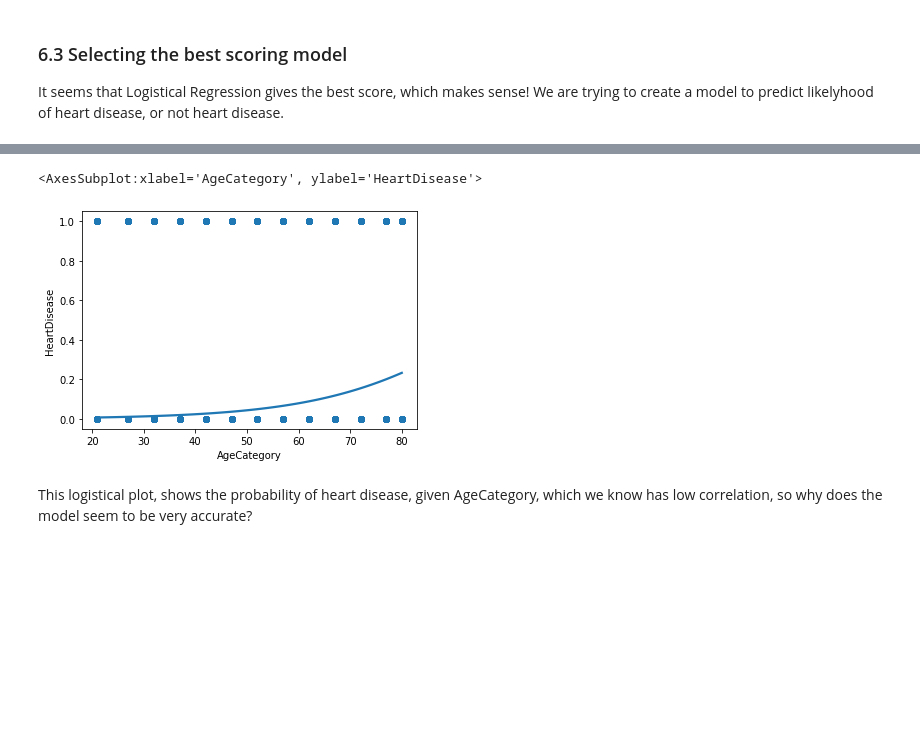
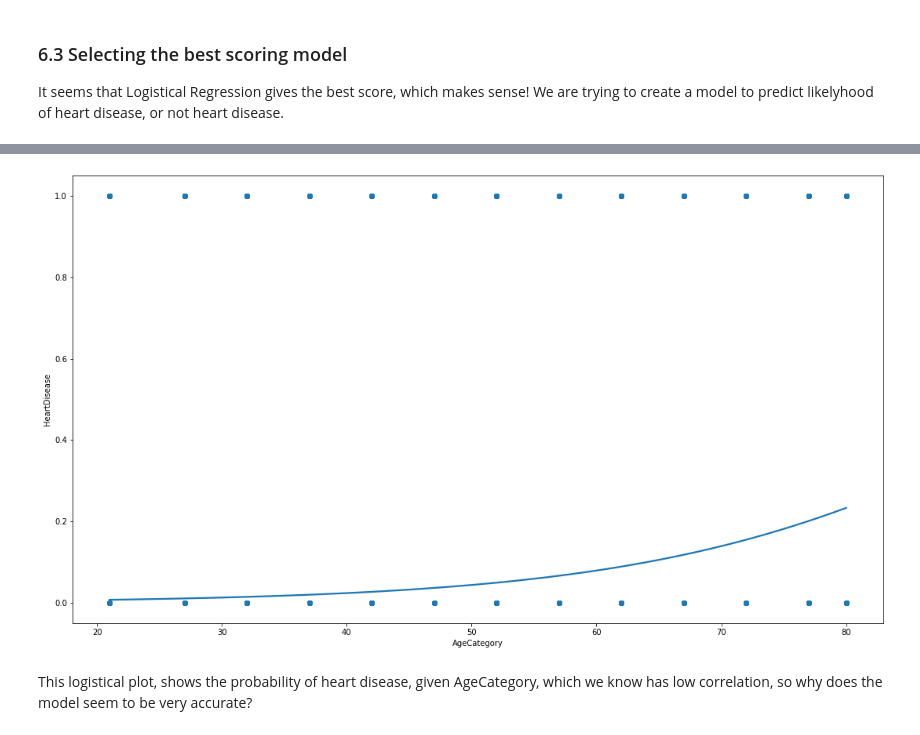
Before and after one commit to SebastianBentley/DSExam2022, a Jupyter notebook: Data2.ipynb, the cells around one changed output, grey strips where cells are left out. Saved outputs shown, nothing was run; the diff lists cells and outputs as text; code cells hidden in the pictures; blank space fills up the shorter version.

```diff
--- a/Data2.ipynb
+++ b/Data2.ipynb
@@ -234,0 +244,9 @@ Looking at *Profilling/profiling_data2.html* We can get even more vizualiton of
+# %%
+p_df.drop('AlcoholDrinking', inplace=True, axis=1)
+p_df.drop('Sex', inplace=True, axis=1)
+p_df.drop('Race', inplace=True, axis=1)
+p_df.drop('PhysicalActivity', inplace=True, axis=1)
+p_df.drop('GenHealth', inplace=True, axis=1)
+p_df.drop('SleepTime', inplace=True, axis=1)
+p_df.drop('Asthma', inplace=True, axis=1)
+p_df.drop('KidneyDisease', inplace=True, axis=1)
@@ -354,8 +408,8 @@ l_model.score(X_test, y_test)
 # %%
-sns.regplot(x=p_df.AgeCategory, y=p_df.HeartDisease, data=p_df, logistic=True, ci=None)
+fig = sns.regplot(x=p_df.AgeCategory, y=p_df.HeartDisease, data=p_df, logistic=True, ci=None)
+fig.figure.set_size_inches(18.5, 10.5)
 # %% [output]
-<AxesSubplot:xlabel='AgeCategory', ylabel='HeartDisease'>
-[figure, old version]
+[figure, new version]
 # %% [markdown]
 This logistical plot, shows the probability of heart disease, given AgeCategory, which we know has low correlation, so why does the model seem to be very accurate?
 # %%
```
Also changed, not shown: parts of 20 cells of this notebook, 2 other files.
